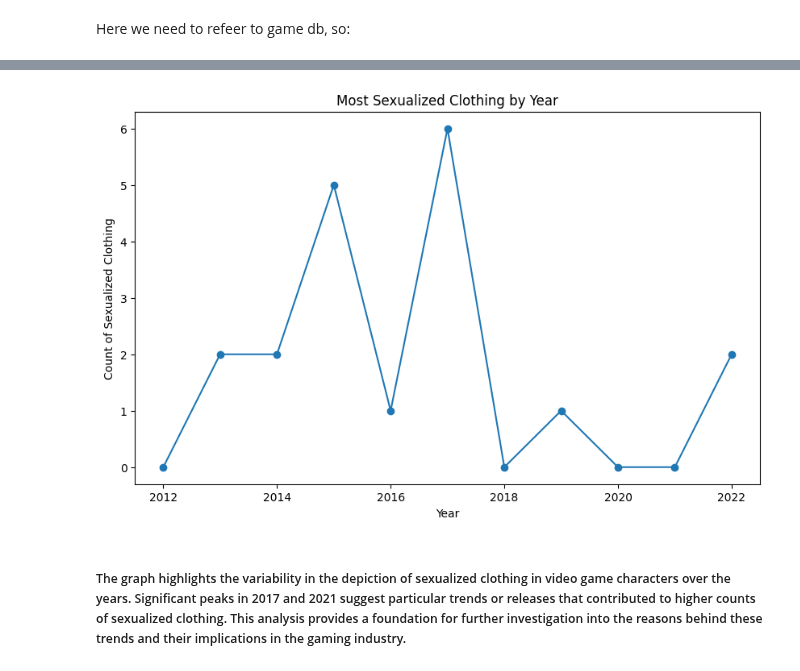
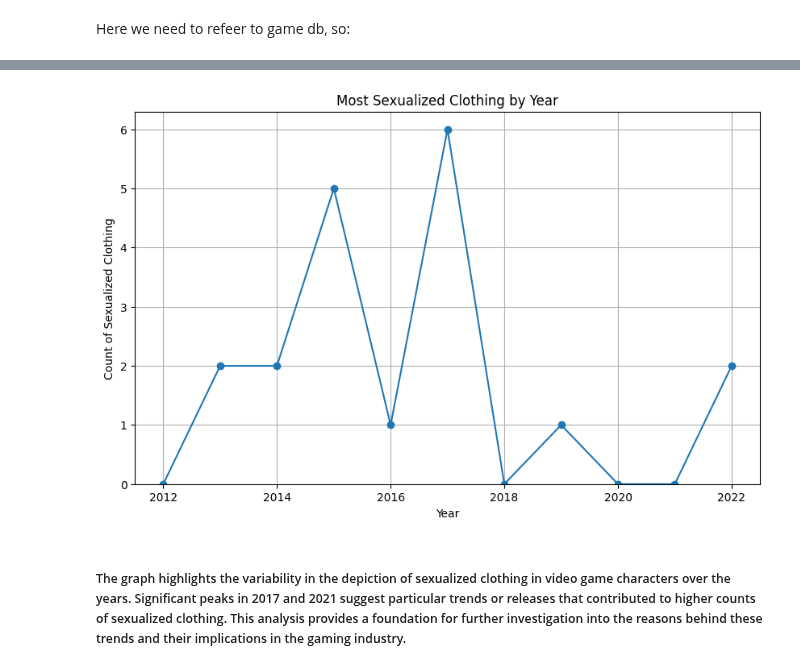
Before and after one commit to hayleyyryan/CFG_Degree_Project_Group_4, a Jupyter notebook: Jupyter_notebook/sexualized_data_exploration.ipynb, the cells around one changed output, grey strips where cells are left out. Saved outputs shown, nothing was run; the diff lists cells and outputs as text; code cells hidden in the pictures.

```diff
--- a/Jupyter_notebook/sexualized_data_exploration.ipynb
+++ b/Jupyter_notebook/sexualized_data_exploration.ipynb
@@ -283,12 +329,15 @@ AttributeError: Can only use .dt accessor with datetimelike values
 # %%
 plt.figure(figsize=(10, 6))
 grouped_data.plot(kind='line', marker='o')
 plt.title('Most Sexualized Clothing by Year')
 plt.xlabel('Year')
 plt.ylabel('Count of Sexualized Clothing')
+#to adjust y = 0 on the X axis
+plt.ylim(bottom=0)
+plt.grid(True)
 plt.show()
 # %% [output]
-[figure, old version]
+[figure, new version]
 # %% [markdown]
 ##### The graph highlights the variability in the depiction of sexualized clothing in video game characters over the years. Significant peaks in 2017 and 2021 suggest particular trends or releases that contributed to higher counts of sexualized clothing. This analysis provides a foundation for further investigation into the reasons behind these trends and their implications in the gaming industry.
 # %% [markdown]
```
Also changed, not shown: parts of 8 cells of this notebook.
